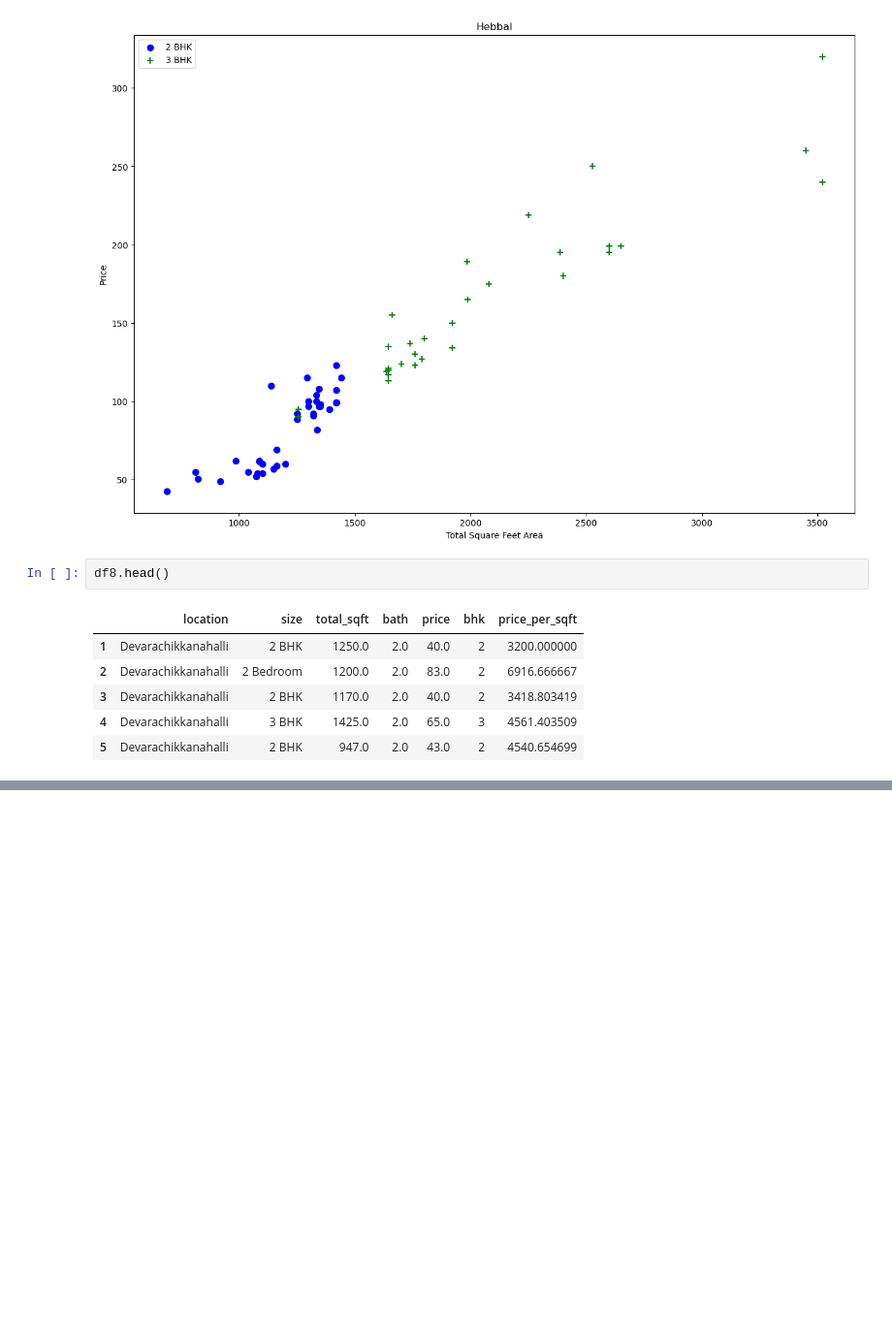
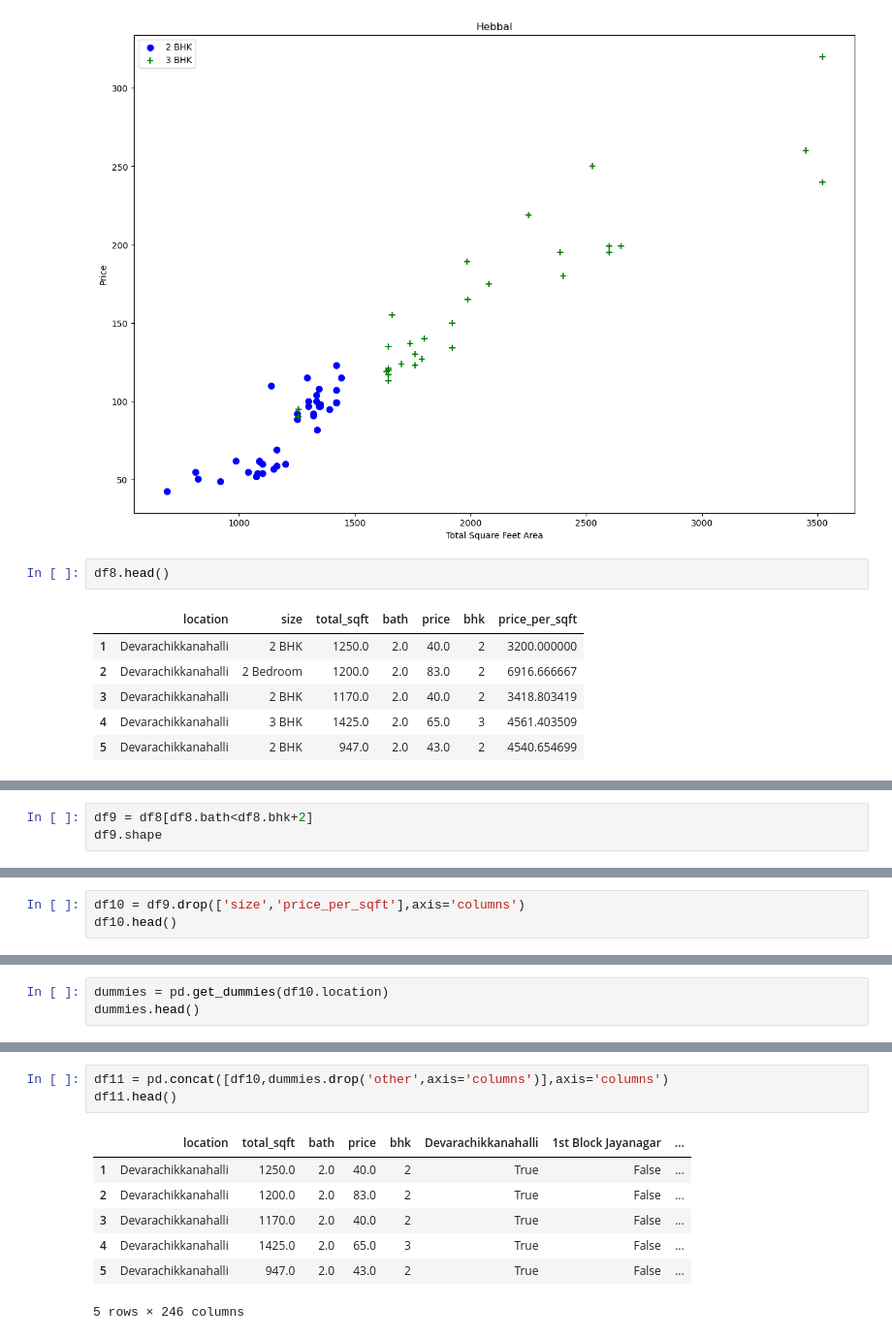
Before and after one commit to rahimbaig28/MLProjects, a Jupyter notebook: Bengaluru_House_price_prediction/model/House Price Prediction.ipynb, the cells around one changed output, grey strips where cells are left out. Shown at 97% size. Saved outputs shown, nothing was run; the diff lists cells and outputs as text; blank space fills up the shorter version.

```diff
--- a/Bengaluru_House_price_prediction/House Price Prediction.ipynb
+++ b/Bengaluru_House_price_prediction/model/House Price Prediction.ipynb
@@ -376,0 +393,3 @@ df8.head()
+# %%
+df9 = df8[df8.bath<df8.bhk+2]
+df9.shape
@@ -376,0 +398,3 @@ df8.head()
+# %%
+df10 = df9.drop(['size','price_per_sqft'],axis='columns')
+df10.head()
@@ -376,0 +408,3 @@ df8.head()
+# %%
+dummies = pd.get_dummies(df10.location)
+dummies.head()
@@ -376,0 +419,11 @@ df8.head()
+# %%
+df11 = pd.concat([df10,dummies.drop('other',axis='columns')],axis='columns')
+df11.head()
+# %% [output]
+|  | location | total_sqft | bath | price | bhk | Devarachikkanahalli | 1st Block Jayanagar | ... |
+| 1 | Devarachikkanahalli | 1250.0 | 2.0 | 40.0 | 2 | True | False | ... |
+| 2 | Devarachikkanahalli | 1200.0 | 2.0 | 83.0 | 2 | True | False | ... |
+| 3 | Devarachikkanahalli | 1170.0 | 2.0 | 40.0 | 2 | True | False | ... |
+| 4 | Devarachikkanahalli | 1425.0 | 2.0 | 65.0 | 3 | True | False | ... |
+| 5 | Devarachikkanahalli | 947.0 | 2.0 | 43.0 | 2 | True | False | ... |
+5 rows × 246 columns
```
Also changed, not shown: parts of 22 cells of this notebook, 3 other files.
